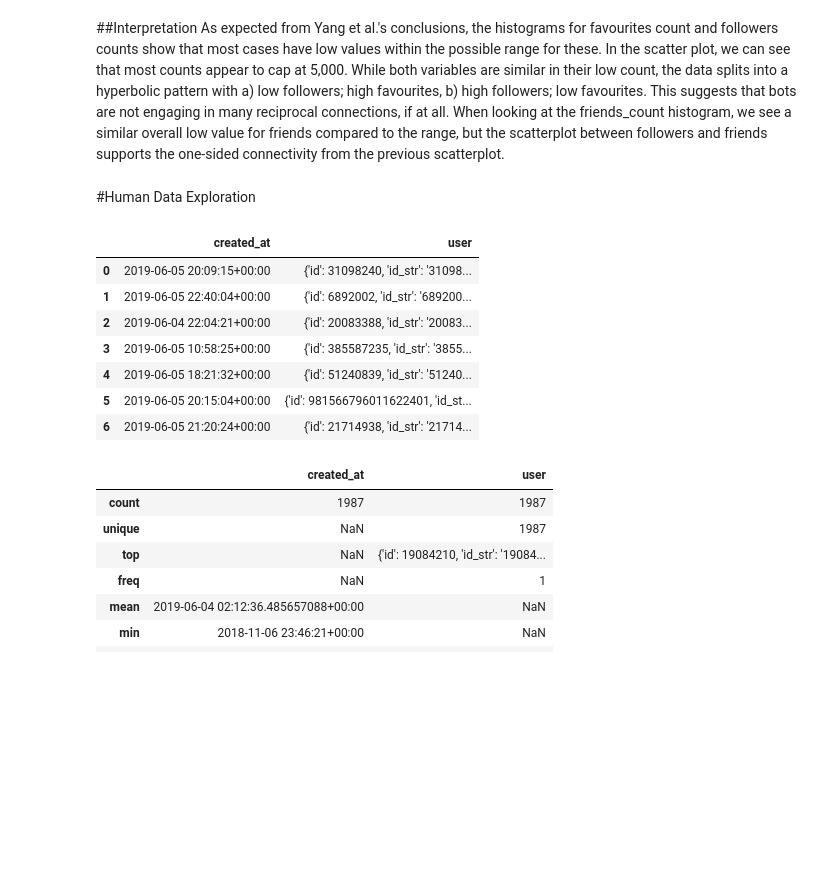
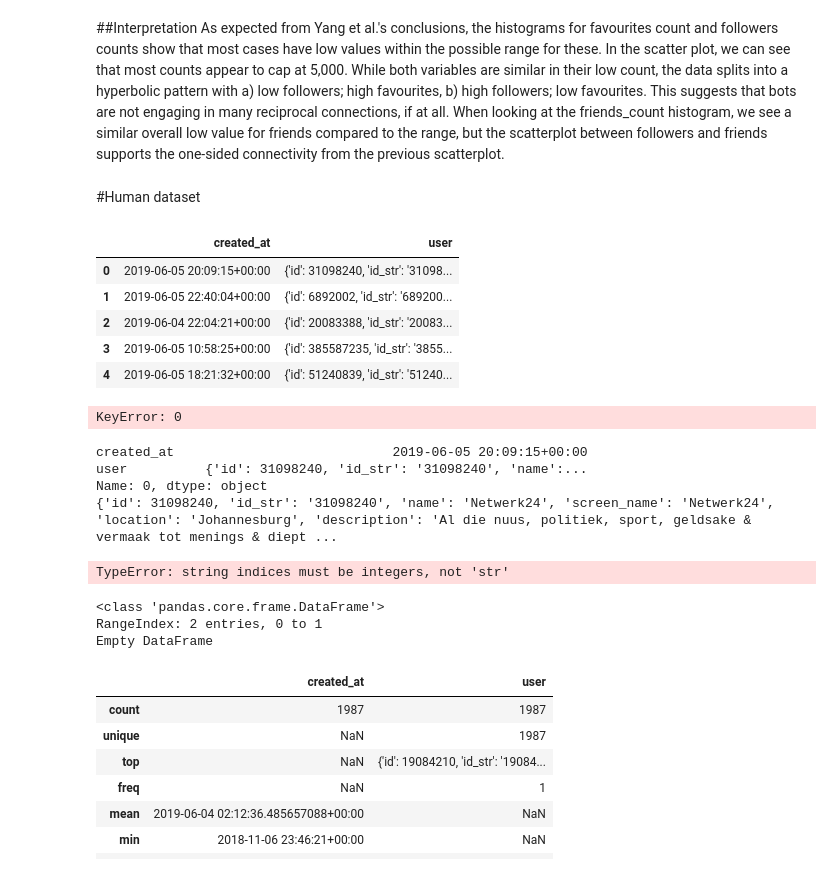
Before and after one commit to carlavilla/DataManagement, a Jupyter notebook: CV_DMPS0.ipynb, the cells around one changed output. Drawn from its saved outputs; the diff is of its cells as text; code cells hidden in the pictures; blank space fills up the shorter version.

```diff
--- a/CV_DMPS0.ipynb
+++ b/CV_DMPS0.ipynb
@@ -321,23 +401,50 @@ As expected from Yang et al.'s conclusions, the histograms for favourites count
 In the scatter plot, we can see that most counts appear to cap at 5,000. While both variables are similar in their low count, the data splits into a hyperbolic pattern with a) low followers; high favourites, b) high followers; low favourites. This suggests that bots are not engaging in many reciprocal connections, if at all.
 When looking at the friends_count histogram, we see a similar overall low value for friends compared to the range, but the scatterplot between followers and friends supports the one-sided connectivity from the previous scatterplot.
 # %% [markdown]
-#Human Data Exploration
+#Human dataset
 # %%
-get_ipython().system('wget -q -O verified-2019_tweets.json https://raw.githubusercontent.com/carlavilla/DataManagement/main/verified-2019_tweets.json')
+! wget -q -O verified-2019_tweets.json https://raw.githubusercontent.com/carlavilla/DataManagement/main/verified-2019_tweets.json
 with open('verified-2019_tweets.json', 'r') as file:
-    hooman = json.load(file)
+    hooman_raw = json.load(file)
 
-hooman= pd.read_json('verified-2019_tweets.json')
-hooman.head(7)
+hooman_raw= pd.read_json('verified-2019_tweets.json')
+hooman_raw.head(5)
 # %% [output]
 |  | created_at | user |
 | 0 | 2019-06-05 20:09:15+00:00 | {'id': 31098240, 'id_str': '31098... |
 | 1 | 2019-06-05 22:40:04+00:00 | {'id': 6892002, 'id_str': '689200... |
 | 2 | 2019-06-04 22:04:21+00:00 | {'id': 20083388, 'id_str': '20083... |
 | 3 | 2019-06-05 10:58:25+00:00 | {'id': 385587235, 'id_str': '3855... |
 | 4 | 2019-06-05 18:21:32+00:00 | {'id': 51240839, 'id_str': '51240... |
-| 5 | 2019-06-05 20:15:04+00:00 | {'id': 981566796011622401, 'id_st... |
-| 6 | 2019-06-05 21:20:24+00:00 | {'id': 21714938, 'id_str': '21714... |
+# %%
+hooman_raw[0]
+hooman_raw[0]['user'] #['id']
+
+hooman = pd.json_normalize(hooman_raw)
+hooman.head(2)
+# %% [output]
+KeyError: 0
+# %%
+print(hooman_raw.iloc[0])
+print(hooman_raw.iloc[0]['user']) #['id']
+
+# The previous call to pd.json_normalize(hooman_raw) with record_path and meta
+# resulted in an error because 'user' is a dictionary, not a list of records.
+# We can simply normalize the DataFrame directly to flatten the 'user' column.
+hooman = pd.json_normalize(hooman_raw)
+hooman.head(5)
+# %% [output]
+created_at                            2019-06-05 20:09:15+00:00
+user          {'id': 31098240, 'id_str': '31098240', 'name':...
+Name: 0, dtype: object
+{'id': 31098240, 'id_str': '31098240', 'name': 'Netwerk24', 'screen_name': 'Netwerk24', 'location': 'Johannesburg', 'description': 'Al die nuus, politiek, sport, geldsake & vermaak tot menings & diept ...
+TypeError: string indices must be integers, not 'str'
+# %%
+hooman.info()
+# %% [output]
+<class 'pandas.core.frame.DataFrame'>
+RangeIndex: 2 entries, 0 to 1
+Empty DataFrame
 # %%
 hooman.describe()
 # %% [output]
```
Also changed, not shown: parts of 11 cells of this notebook.
